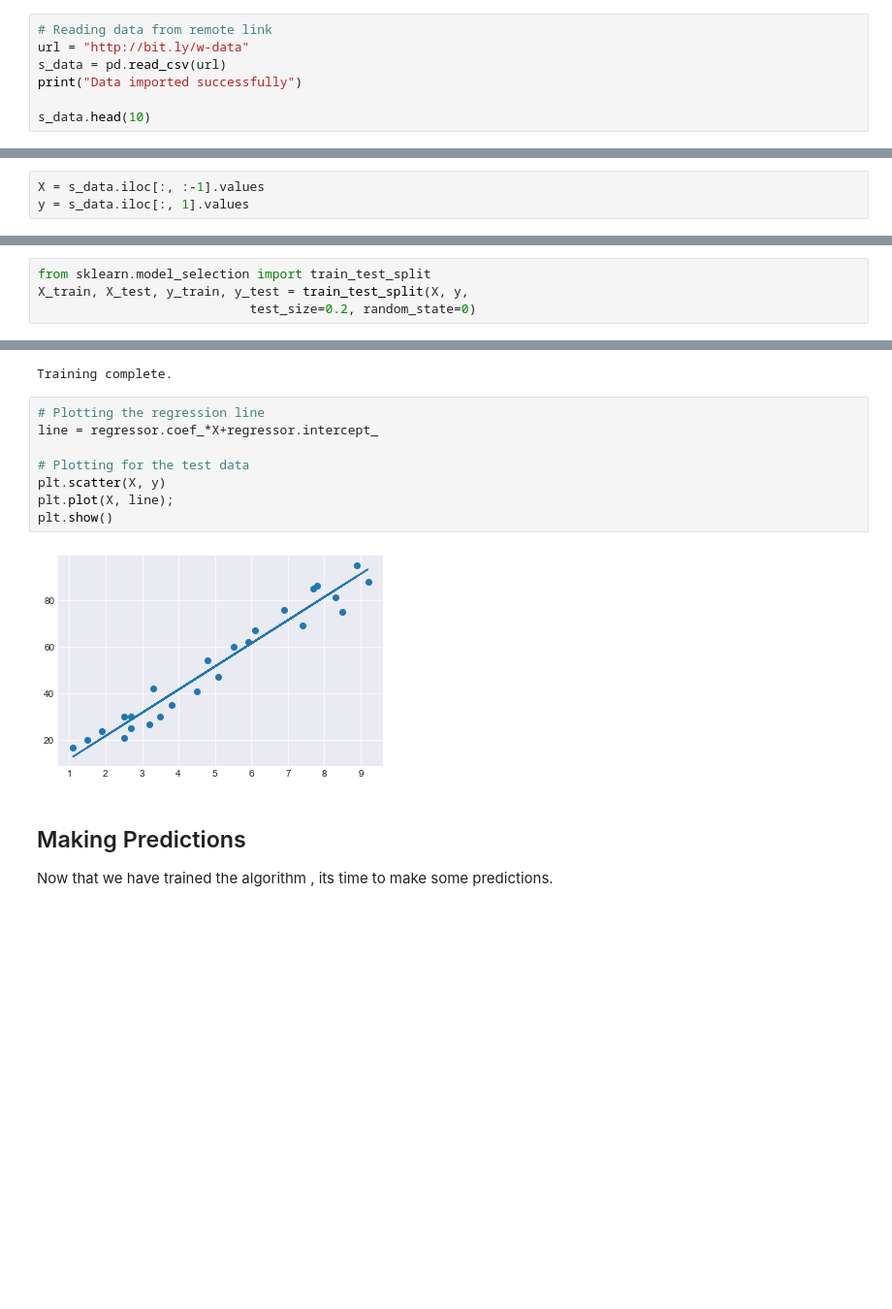
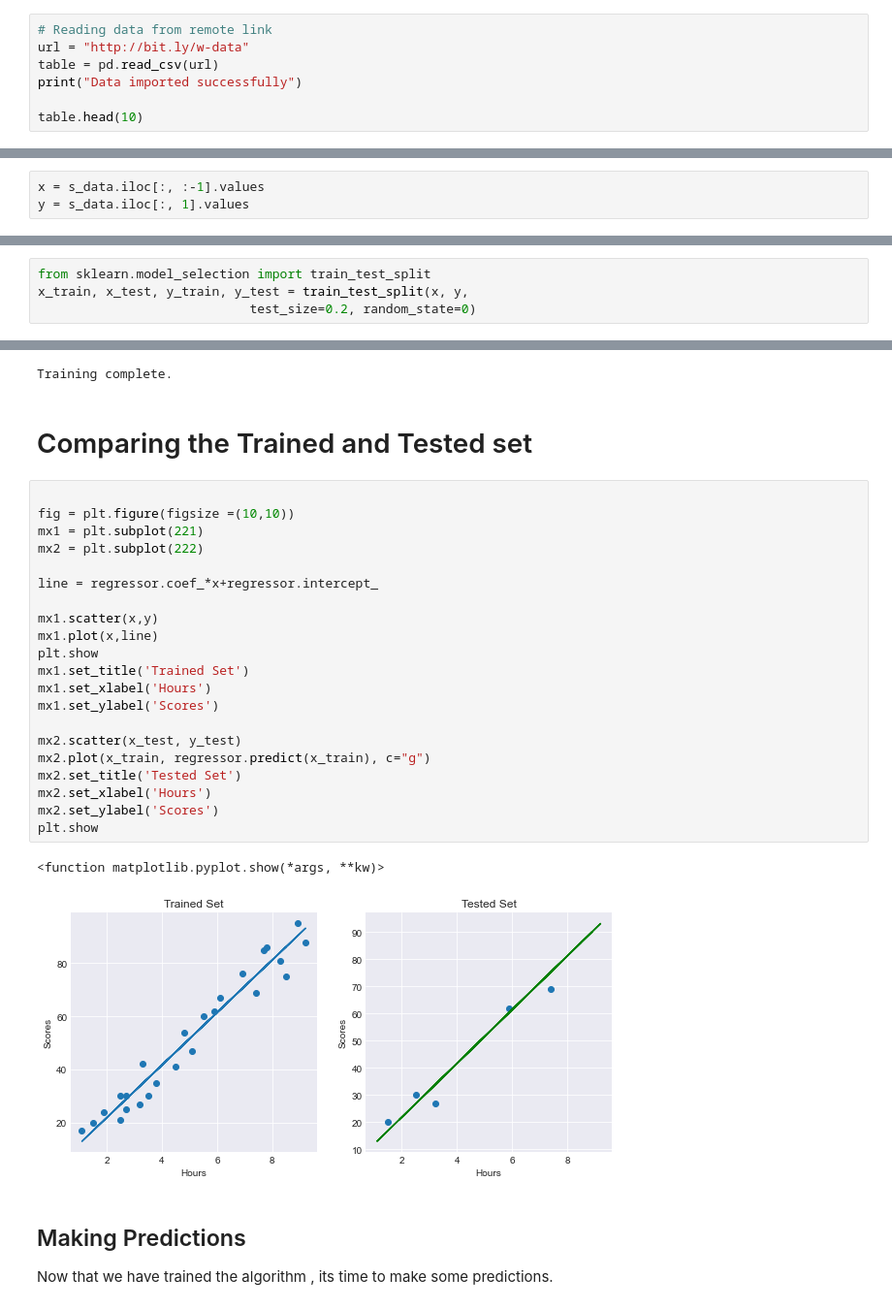
Before and after one commit to rahulprasad-art/Sparks-foundation-GRIP, a Jupyter notebook: Task # 2 - To Explore Supervised Machine Learning.ipynb, the cells around one changed output, grey strips where cells are left out. Shown at 97% size. Cells and saved outputs as stored; diff of their text form; blank space fills up the shorter version.

```diff
--- a/Task # 2 - To Explore Supervised Machine Learning.ipynb
+++ b/Task # 2 - To Explore Supervised Machine Learning.ipynb
@@ -16,10 +17,10 @@ import matplotlib.pyplot as plt
 # %%
 # Reading data from remote link
 url = "http://bit.ly/w-data"
-s_data = pd.read_csv(url)
+table = pd.read_csv(url)
 print("Data imported successfully")
 
-s_data.head(10)
+table.head(10)
 # %% [output]
 Data imported successfully
 |  | Hours | Scores |
@@ -56,5 +77,5 @@ plt.show()
 # %%
-X = s_data.iloc[:, :-1].values
+x = s_data.iloc[:, :-1].values
 y = s_data.iloc[:, 1].values
 # %% [markdown]
 ## Spliting the data into training and test sets
@@ -62,7 +83,7 @@ y = s_data.iloc[:, 1].values
 Now that we have our attributes and labels, the data is split into training and test sets. This is done using Scikit-Learn's built-in train_test_split() method:
 # %%
 from sklearn.model_selection import train_test_split
-X_train, X_test, y_train, y_test = train_test_split(X, y,
+x_train, x_test, y_train, y_test = train_test_split(x, y,
                             test_size=0.2, random_state=0)
 # %% [markdown]
 ## Training the algorithm
@@ -76,16 +97,32 @@ regressor.fit(X_train, y_train)
 print("Training complete.")
 # %% [output]
 Training complete.
-# %%
-# Plotting the regression line
-line = regressor.coef_*X+regressor.intercept_
-
-# Plotting for the test data
-plt.scatter(X, y)
-plt.plot(X, line);
-plt.show()
-# %% [output]
-[figure, removed]
+# %% [markdown]
+# Comparing the Trained and Tested set
+# %%
+
+fig = plt.figure(figsize =(10,10))
+mx1 = plt.subplot(221)
+mx2 = plt.subplot(222)
+
+line = regressor.coef_*x+regressor.intercept_
+
+mx1.scatter(x,y)
+mx1.plot(x,line)
+plt.show
+mx1.set_title('Trained Set')
+mx1.set_xlabel('Hours')
+mx1.set_ylabel('Scores')
+
+mx2.scatter(x_test, y_test)
+mx2.plot(x_train, regressor.predict(x_train), c="g")
+mx2.set_title('Tested Set')
+mx2.set_xlabel('Hours')
+mx2.set_ylabel('Scores')
+plt.show
+# %% [output]
+<function matplotlib.pyplot.show(*args, **kw)>
+[figure, added]
 # %% [markdown]
 ## Making Predictions
 
```
Also changed, not shown: parts of 7 cells of this notebook.
